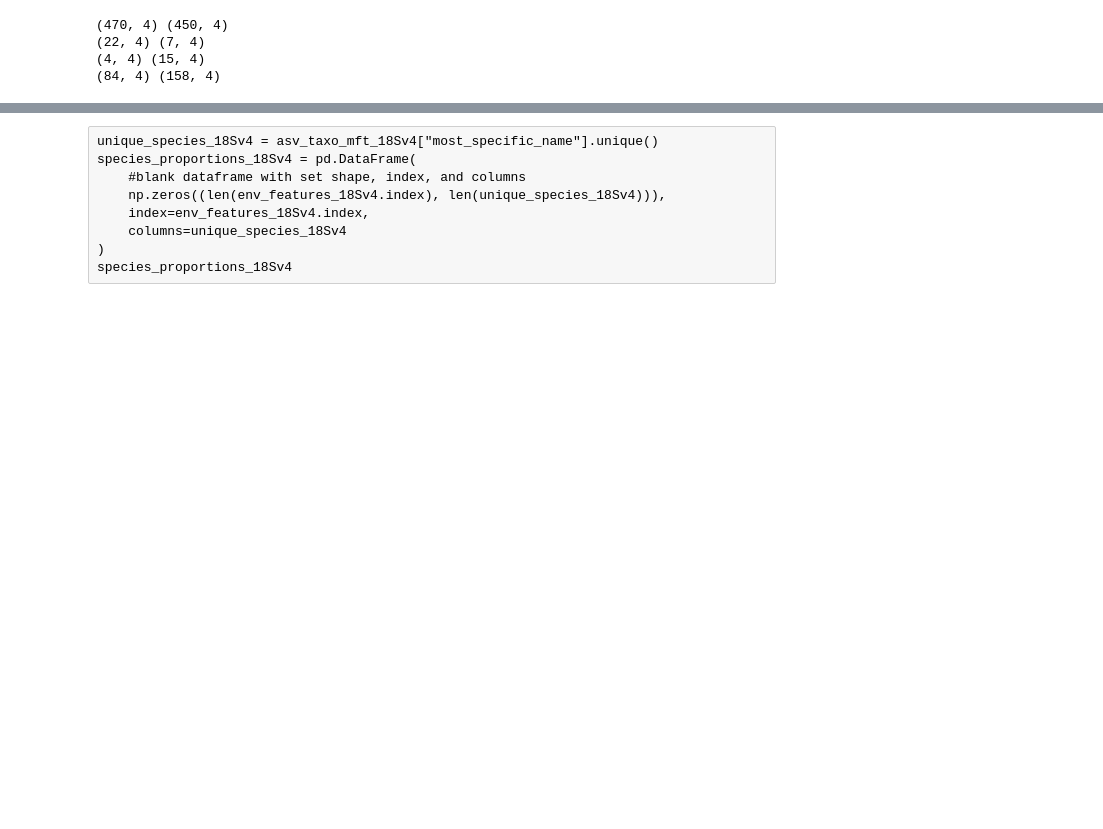
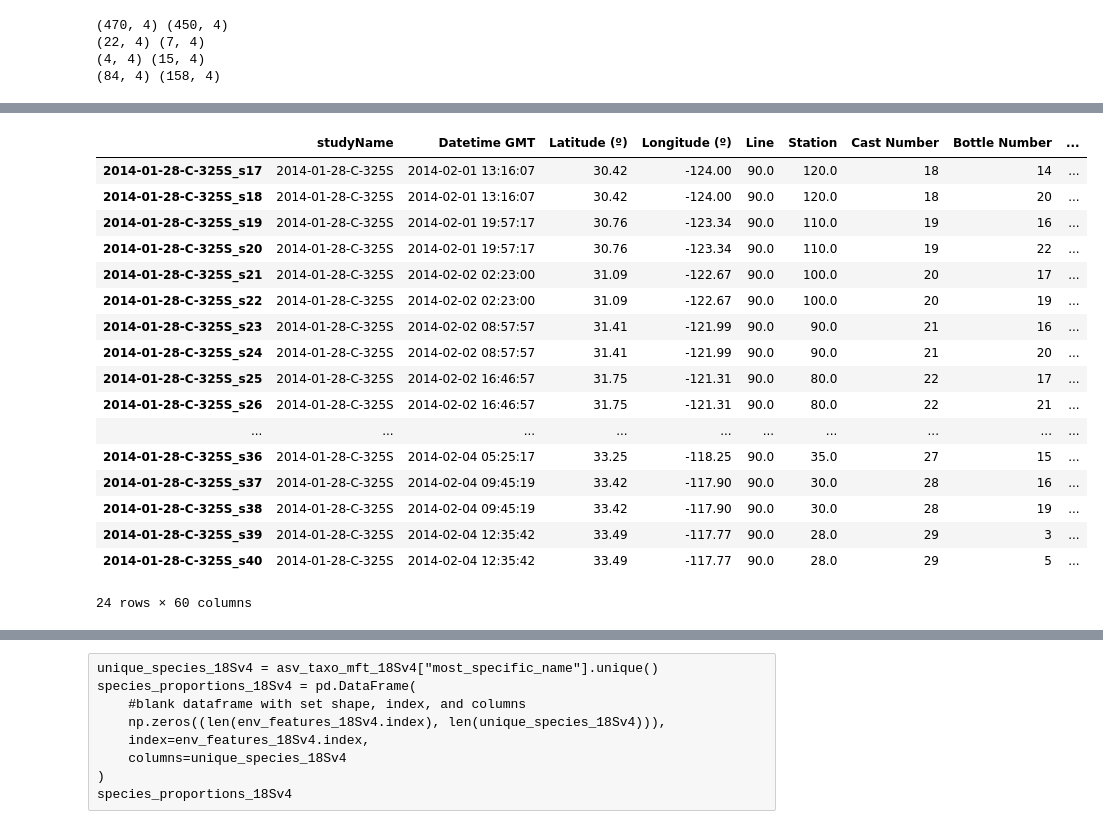
Before and after one commit to boopalaarul/ncog-mixoplankton-amplicon, a Jupyter notebook: NCOG mixoplankton diversity & env. variables, preprocessing.ipynb, the cells around one changed output, grey strips where cells are left out. Saved outputs shown, nothing was run; the diff lists cells and outputs as text; code cells hidden in the pictures; blank space fills up the shorter version.

```diff
--- a/NCOG mixoplankton diversity & env. variables, preprocessing.ipynb
+++ b/NCOG mixoplankton diversity & env. variables, preprocessing.ipynb
@@ -294,0 +300,8 @@ species_proportions_18Sv9
+# %%
+#this is a comma sep file
+hplc_data = pd.read_csv("input_data_files/High-Performance Liquid Chromatography Pigments (CalCOFI Cruise) subset 2014-2020.csv",
+                       #index_col = 0
+                       )
+
+#can't make index_col = 0 because index is actually identical for every row in the same cruise.
+hplc_data.index = [hplc_data.iloc[i]["studyName"] + f"_s{i}" for i in range(hplc_data.index.size)]
@@ -294,0 +516,27 @@ species_proportions_18Sv9
+# %%
+#Line
+hplc_data.loc[[
+    hplc_data.loc[index, "studyName"][:7] in ["2014-01"]
+    and
+    hplc_data.loc[index, "Line"] in [90]
+             #and hplc_data.loc[index, "Station"] == 30.0
+    for index in hplc_data.index]]
+# %% [output]
+|  | studyName | Datetime GMT | Latitude (º) | Longitude (º) | Line | Station | Cast Number | Bottle Number | ... |
+| 2014-01-28-C-325S_s17 | 2014-01-28-C-325S | 2014-02-01 13:16:07 | 30.42 | -124.00 | 90.0 | 120.0 | 18 | 14 | ... |
+| 2014-01-28-C-325S_s18 | 2014-01-28-C-325S | 2014-02-01 13:16:07 | 30.42 | -124.00 | 90.0 | 120.0 | 18 | 20 | ... |
+| 2014-01-28-C-325S_s19 | 2014-01-28-C-325S | 2014-02-01 19:57:17 | 30.76 | -123.34 | 90.0 | 110.0 | 19 | 16 | ... |
+| 2014-01-28-C-325S_s20 | 2014-01-28-C-325S | 2014-02-01 19:57:17 | 30.76 | -123.34 | 90.0 | 110.0 | 19 | 22 | ... |
+| 2014-01-28-C-325S_s21 | 2014-01-28-C-325S | 2014-02-02 02:23:00 | 31.09 | -122.67 | 90.0 | 100.0 | 20 | 17 | ... |
+| 2014-01-28-C-325S_s22 | 2014-01-28-C-325S | 2014-02-02 02:23:00 | 31.09 | -122.67 | 90.0 | 100.0 | 20 | 19 | ... |
+| 2014-01-28-C-325S_s23 | 2014-01-28-C-325S | 2014-02-02 08:57:57 | 31.41 | -121.99 | 90.0 | 90.0 | 21 | 16 | ... |
+| 2014-01-28-C-325S_s24 | 2014-01-28-C-325S | 2014-02-02 08:57:57 | 31.41 | -121.99 | 90.0 | 90.0 | 21 | 20 | ... |
+| 2014-01-28-C-325S_s25 | 2014-01-28-C-325S | 2014-02-02 16:46:57 | 31.75 | -121.31 | 90.0 | 80.0 | 22 | 17 | ... |
+| 2014-01-28-C-325S_s26 | 2014-01-28-C-325S | 2014-02-02 16:46:57 | 31.75 | -121.31 | 90.0 | 80.0 | 22 | 21 | ... |
+| ... | ... | ... | ... | ... | ... | ... | ... | ... | ... |
+| 2014-01-28-C-325S_s36 | 2014-01-28-C-325S | 2014-02-04 05:25:17 | 33.25 | -118.25 | 90.0 | 35.0 | 27 | 15 | ... |
+| 2014-01-28-C-325S_s37 | 2014-01-28-C-325S | 2014-02-04 09:45:19 | 33.42 | -117.90 | 90.0 | 30.0 | 28 | 16 | ... |
+| 2014-01-28-C-325S_s38 | 2014-01-28-C-325S | 2014-02-04 09:45:19 | 33.42 | -117.90 | 90.0 | 30.0 | 28 | 19 | ... |
+| 2014-01-28-C-325S_s39 | 2014-01-28-C-325S | 2014-02-04 12:35:42 | 33.49 | -117.77 | 90.0 | 28.0 | 29 | 3 | ... |
+| 2014-01-28-C-325S_s40 | 2014-01-28-C-325S | 2014-02-04 12:35:42 | 33.49 | -117.77 | 90.0 | 28.0 | 29 | 5 | ... |
+24 rows × 60 columns
```
Also changed, not shown: parts of 23 cells of this notebook, 1 other file.
